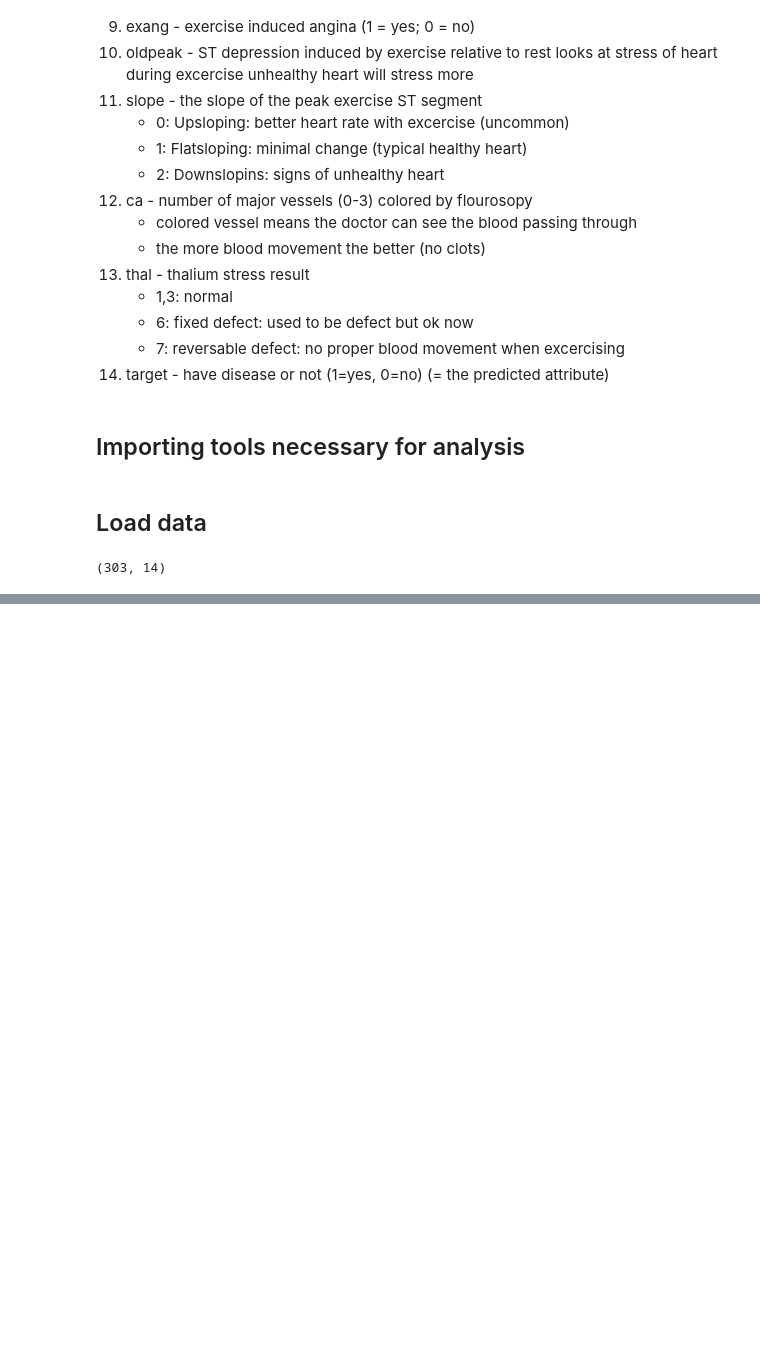
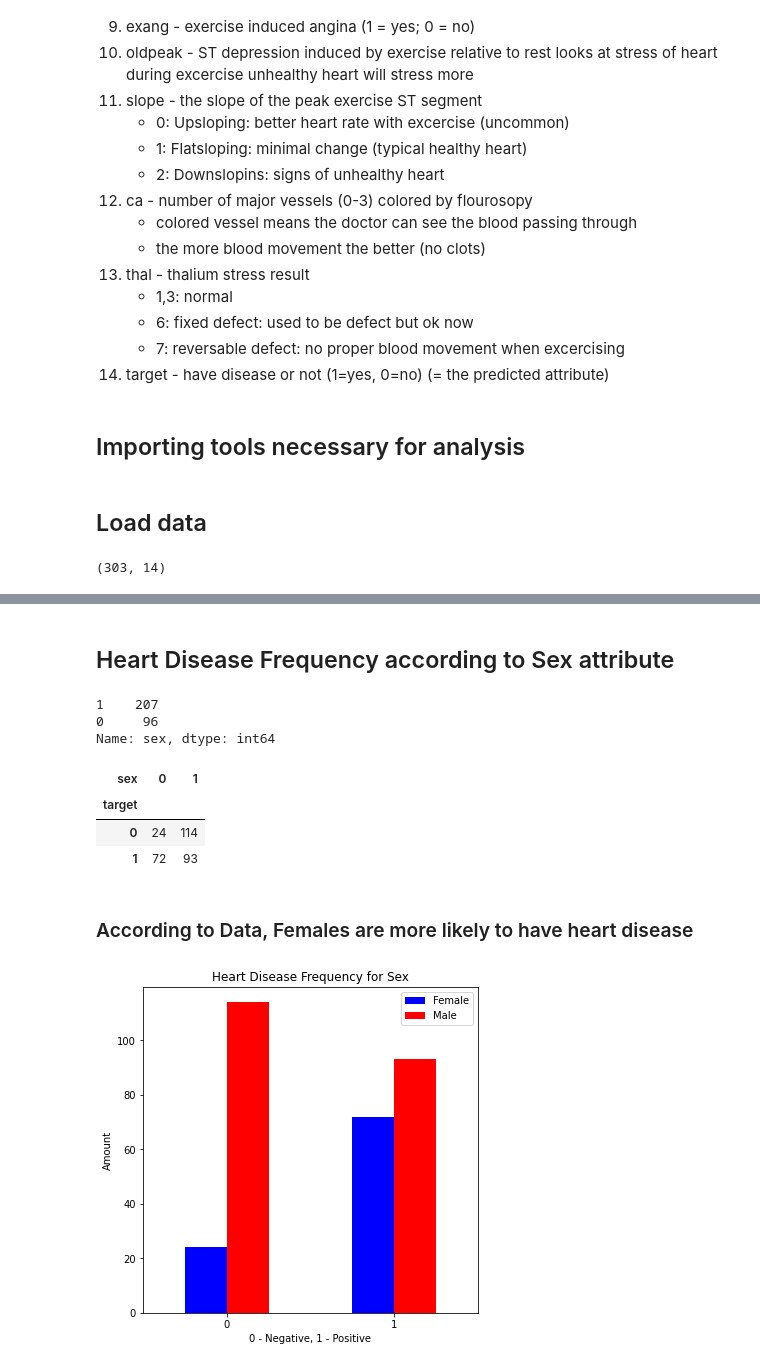
Before and after one commit to Aaron32365/ML-Heart-Disease-Classifier, a Jupyter notebook: heart_disease.ipynb, the cells around one changed output, grey strips where cells are left out. Saved outputs shown, nothing was run; the diff lists cells and outputs as text; code cells hidden in the pictures; blank space fills up the shorter version.

```diff
--- a/heart_disease.ipynb
+++ b/heart_disease.ipynb
@@ -113,0 +166,30 @@ A few questions that I would like to answer while exploring the data.
+# %% [markdown]
+## Heart Disease Frequency according to Sex attribute
+# %%
+#data has more male than female
+df.sex.value_counts()
+# %% [output]
+1    207
+0     96
+Name: sex, dtype: int64
+# %%
+pd.crosstab(df.target, df.sex)
+# %% [output]
+| sex | 0 | 1 |
+| target |  |  |
+| 0 | 24 | 114 |
+| 1 | 72 | 93 |
+# %% [markdown]
+### According to Data, Females are more likely to have heart disease
+# %%
+#create plot of crosstab
+pd.crosstab(df.target, df.sex).plot(kind="bar",figsize=(6,6), color=["blue", "red"]);
+
+#prettify plot
+plt.title("Heart Disease Frequency for Sex")
+plt.xlabel("0 - Negative, 1 - Positive")
+plt.ylabel("Amount")
+plt.xticks(rotation=0)
+plt.legend(["Female","Male"]);
+# %% [output]
+[figure, added]
```
Also changed, not shown: parts of 5 cells of this notebook.
